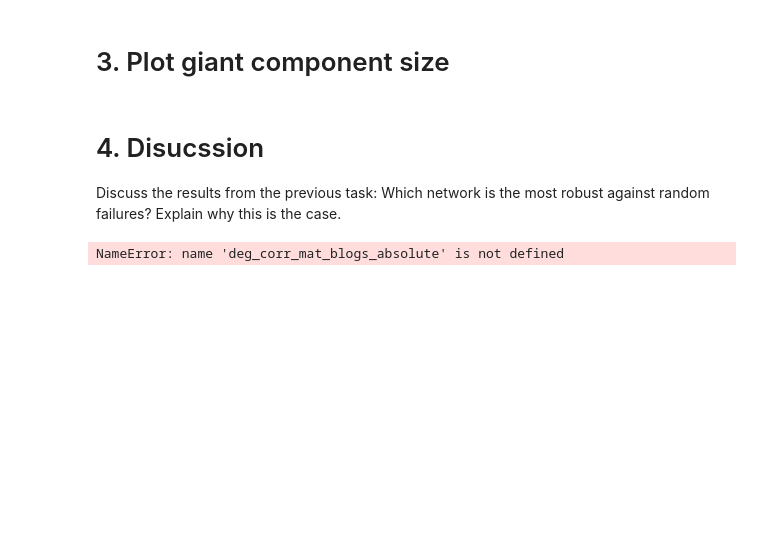
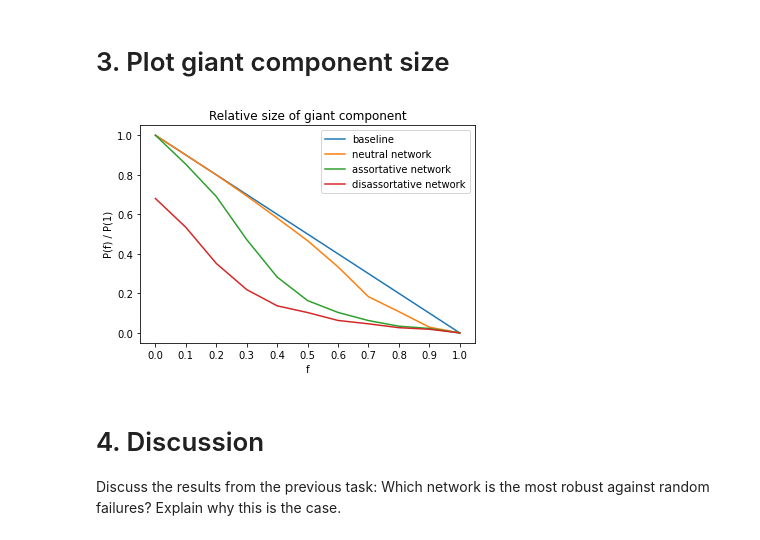
Before and after one commit to fidsusj/CNA_assignments, a Jupyter notebook: 7/code/problem_3.ipynb, the cells around one changed output. Cells and saved outputs as stored; diff of their text form; code cells hidden in the pictures; blank space fills up the shorter version.

```diff
--- a/7/code/problem_3.ipynb
+++ b/7/code/problem_3.ipynb
@@ -77,6 +77,52 @@ Disassortative network Degree Correlation Coefficient: -0.6342320039448923
 # %% [markdown]
 # 3. Plot giant component size
+# %%
+def get_giant_component_size(network):
+    if network.number_of_nodes() > 0:
+        giant_component = max(nx.connected_components(network), key=len)
+        giant_component_size = len(giant_component)
+        return giant_component_size
+    else:
+        return 0
+
+
+def get_relative_size_of_giant_component(graph, num_samples=20):
+    network = graph.copy()
+    number_nodes = network.number_of_nodes()
+    f = []
+
+    relative_size_of_giant_component = []
+    for f_value in np.arange(0,1.1,0.1):
+        giant_component_size = []
+        for sample in range(num_samples):
+            minimized_network = network.copy()
+            number_to_be_removed = int(f_value * number_nodes)
+
+            random_sample = np.random.choice(minimized_network.nodes(), number_to_be_removed, replace=False)
+            minimized_network.remove_nodes_from(random_sample)
+
+            giant_component_size.append(get_giant_component_size(minimized_network))
+        relative_size_of_giant_component.append(np.mean(np.array(giant_component_size)))
+
+    return np.array(relative_size_of_giant_component) / 100
+
+neutral_relative_size_of_giant_component = get_relative_size_of_giant_component(G_neutral_network)
+assortative_relative_size_of_giant_component = get_relative_size_of_giant_component(G_assortative)
+disassortative_relative_size_of_giant_component = get_relative_size_of_giant_component(G_disassortative)
+# %%
+plt.plot(np.arange(10,-1,-1) / 10, label="baseline")
+plt.plot(neutral_relative_size_of_giant_component, label="neutral network")
+plt.plot(assortative_relative_size_of_giant_component, label="assortative network")
+plt.plot(disassortative_relative_size_of_giant_component, label="disassortative network")
+plt.xticks(ticks=range(11), labels=(np.arange(0,11,1) / 10))
+plt.legend()
+plt.title("Relative size of giant component")
+plt.xlabel("f")
+plt.ylabel("P(f) / P(1)")
+plt.show()
+# %% [output]
+[figure, added]
 # %% [markdown]
-# 4. Disucssion
+# 4. Discussion
 
 Discuss the results from the previous task: Which network is the most robust against random failures? Explain why this is the case.
@@ -108,15 +128,0 @@ def calculate_k_nn(k, deg_corr_mat_absolute):
-# %%
-# get k_nn
-k_nn_network_science = []
-for k in range(len(deg_corr_mat_network_science_absolute[0])):
-    k_nn_network_science.append(calculate_k_nn(k, deg_corr_mat_network_science_absolute))
-
-k_nn_blogs = []
-for k in range(len(deg_corr_mat_blogs_absolute[0])):
-    k_nn_blogs.append(calculate_k_nn(k, deg_corr_mat_blogs_absolute))
-
-#k_nn_javax = []
-#for k in range(len(deg_corr_mat_javax_absolute[0])):
-#    k_nn_javax.append(calculate_k_nn(k, deg_corr_mat_javax_absolute))
-# %% [output]
-NameError: name 'deg_corr_mat_blogs_absolute' is not defined
```
Also changed, not shown: parts of 8 cells of this notebook.
